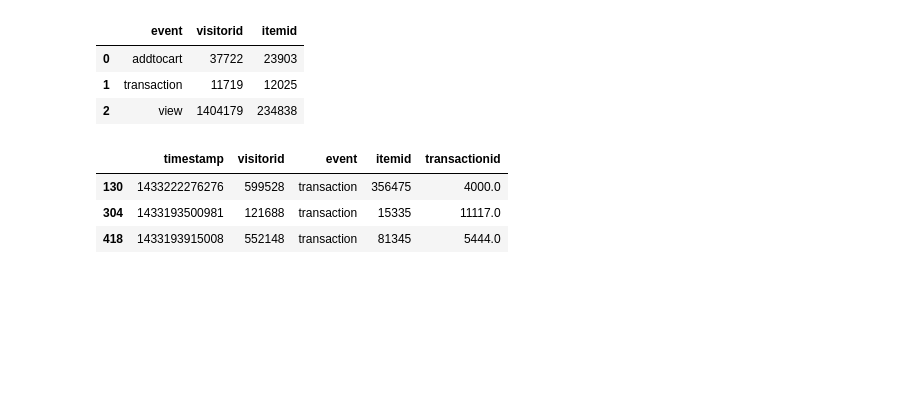
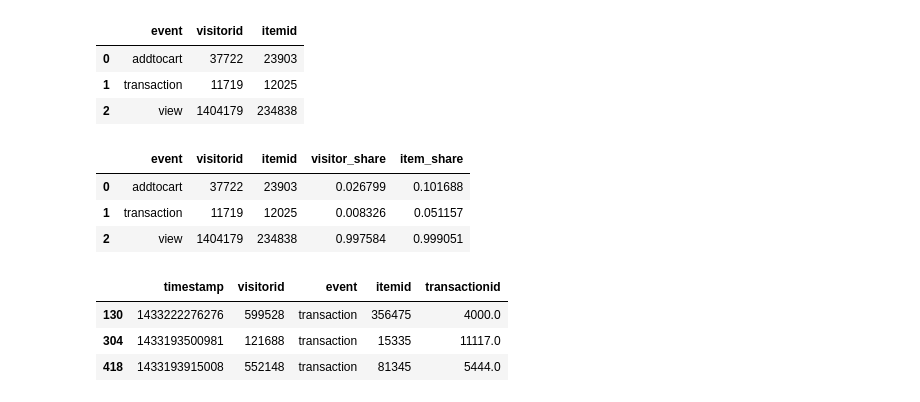
Before and after one commit to AndreyProkofiev/mle-pr-final, a Jupyter notebook: notebooks/eda.ipynb, the cells around one changed output. Saved outputs shown, nothing was run; the diff lists cells and outputs as text; code cells hidden in the pictures; blank space fills up the shorter version.

```diff
--- a/notebooks/eda.ipynb
+++ b/notebooks/eda.ipynb
@@ -203,6 +203,13 @@ event_gr
 # %%
 event_gr['visitor_share'] = event_gr['visitorid'] / events['visitorid'].nunique()
 event_gr['item_share'] = event_gr['itemid'] / events['itemid'].nunique()
+# %%
+event_gr
+# %% [output]
+|  | event | visitorid | itemid | visitor_share | item_share |
+| 0 | addtocart | 37722 | 23903 | 0.026799 | 0.101688 |
+| 1 | transaction | 11719 | 12025 | 0.008326 | 0.051157 |
+| 2 | view | 1404179 | 234838 | 0.997584 | 0.999051 |
 # %%
 events[~events.transactionid.isna()].head(3)
 # %% [output]
```
Also changed, not shown: parts of 29 cells of this notebook.
